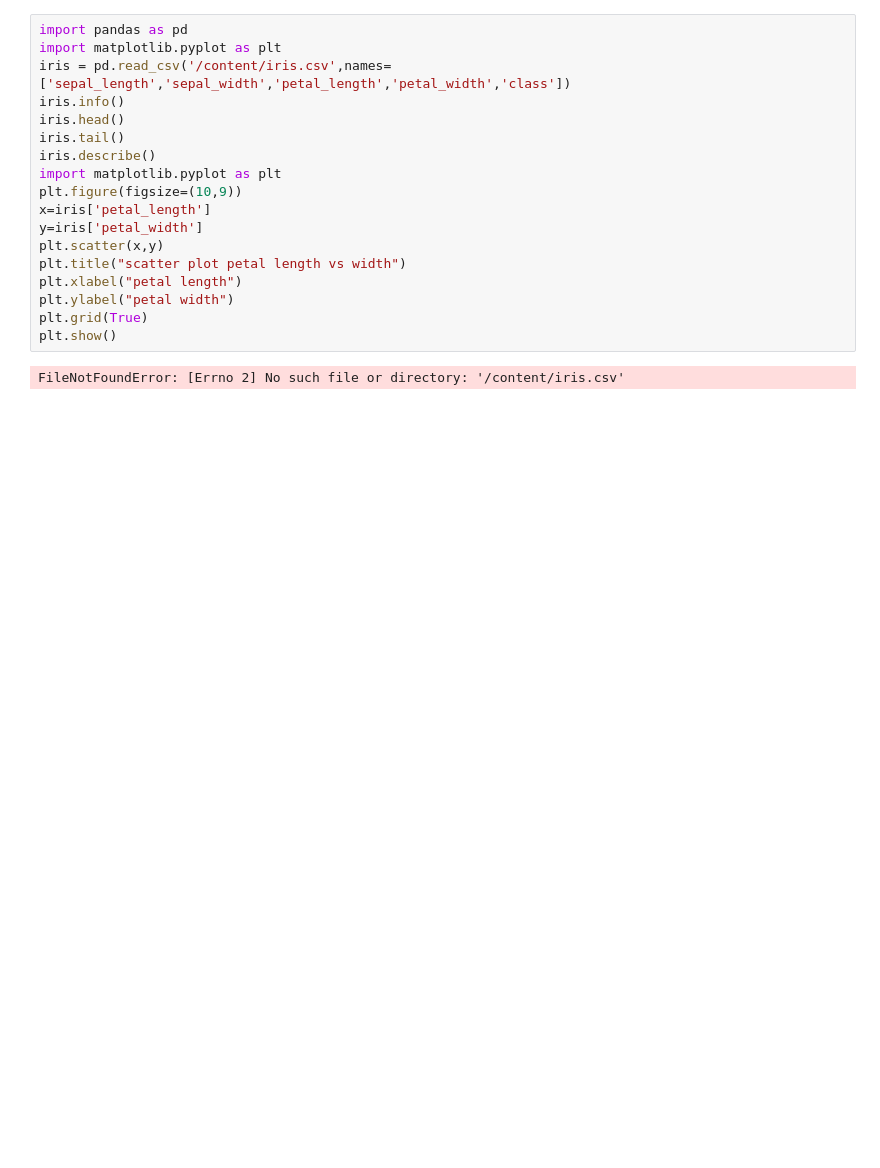
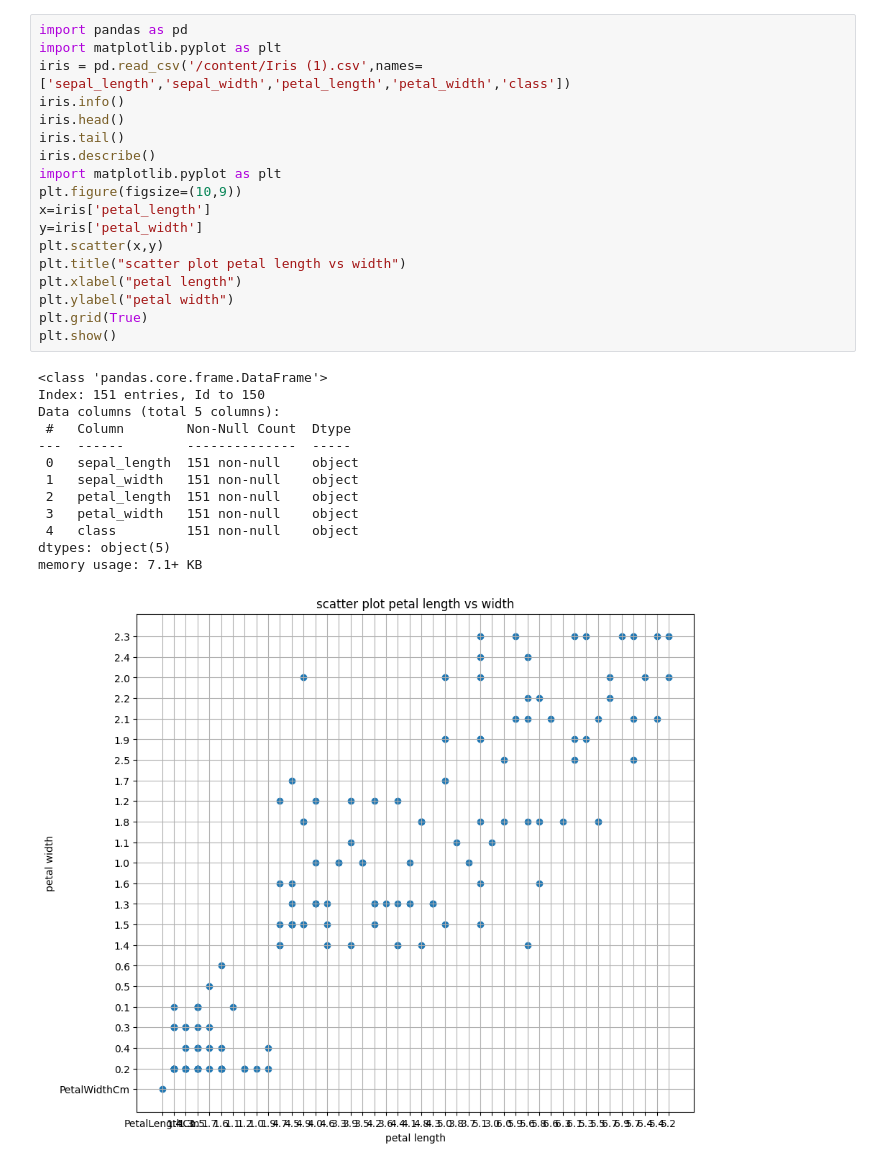
Before and after one commit to laxmi611649/aiml, a Jupyter notebook: dataset_iris.ipynb, the cells around one changed output. Cells and saved outputs as stored; diff of their text form; blank space fills up the shorter version.

```diff
--- a/dataset_iris.ipynb
+++ b/dataset_iris.ipynb
@@ -3,20 +3,32 @@
 # %%
 import pandas as pd
 import matplotlib.pyplot as plt
-iris = pd.read_csv('/content/iris.csv',names=['sepal_length','sepal_width','petal_length','petal_width','class'])
+iris = pd.read_csv('/content/Iris (1).csv',names=['sepal_length','sepal_width','petal_length','petal_width','class'])
 iris.info()
 iris.head()
 iris.tail()
 iris.describe()
 import matplotlib.pyplot as plt
 plt.figure(figsize=(10,9))
 x=iris['petal_length']
 y=iris['petal_width']
 plt.scatter(x,y)
 plt.title("scatter plot petal length vs width")
 plt.xlabel("petal length")
 plt.ylabel("petal width")
 plt.grid(True)
 plt.show()
 # %% [output]
-FileNotFoundError: [Errno 2] No such file or directory: '/content/iris.csv'
+<class 'pandas.core.frame.DataFrame'>
+Index: 151 entries, Id to 150
+Data columns (total 5 columns):
+ #   Column        Non-Null Count  Dtype
+---  ------        --------------  -----
+ 0   sepal_length  151 non-null    object
+ 1   sepal_width   151 non-null    object
+ 2   petal_length  151 non-null    object
+ 3   petal_width   151 non-null    object
+ 4   class         151 non-null    object
+dtypes: object(5)
+memory usage: 7.1+ KB
+[figure, added]
```
